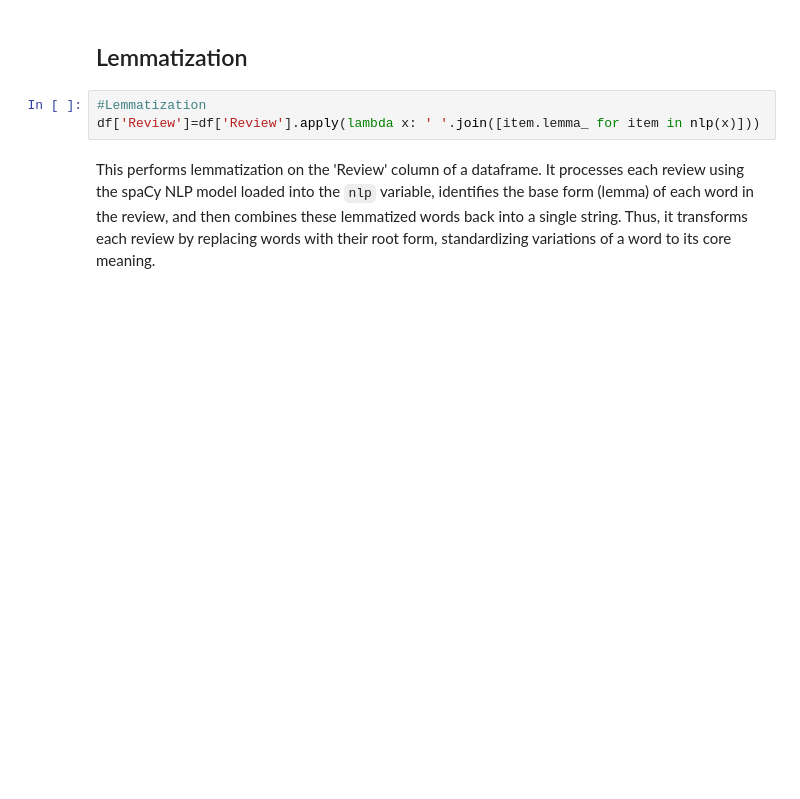
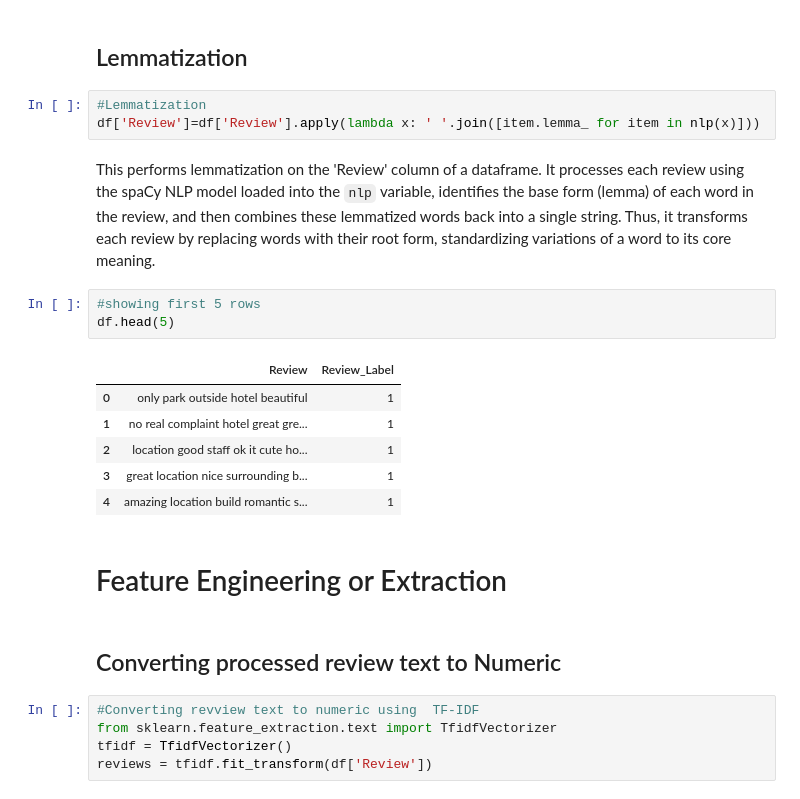
Before and after one commit to ROBERT-SSEBAMBULIDDE/Sentiment-Analysis-Using-Machine-Learning, a Jupyter notebook: Sentiment Analysis/_Enhancing_Guest_Experiences_through_Sentiment_Analysis_of_European_Hotel_Reviews/Natural Laguage Processing-515K_Hotel_Reviews_Data_in_Europe_Sentiment_Analysis.ipynb, the cells around one changed output. Cells and saved outputs as stored; diff of their text form; blank space fills up the shorter version.

```diff
--- a/Sentiment Analysis/_Enhancing_Guest_Experiences_through_Sentiment_Analysis_of_European_Hotel_Reviews/Natural Laguage Processing-515K_Hotel_Reviews_Data_in_Europe_Sentiment_Analysis.ipynb
+++ b/Sentiment Analysis/_Enhancing_Guest_Experiences_through_Sentiment_Analysis_of_European_Hotel_Reviews/Natural Laguage Processing-515K_Hotel_Reviews_Data_in_Europe_Sentiment_Analysis.ipynb
@@ -316,3 +334,22 @@ This  tokenizes the text data in the 'Review' column of a dataframe by splitting
 df['Review']=df['Review'].apply(lambda x: ' '.join([item.lemma_ for item in nlp(x)]))
 # %% [markdown]
 This  performs lemmatization on the 'Review' column of a dataframe. It processes each review using the spaCy NLP model loaded into the `nlp` variable, identifies the base form (lemma) of each word in the review, and then combines these lemmatized words back into a single string. Thus, it transforms each review by replacing words with their root form, standardizing variations of a word to its core meaning.
+# %%
+#showing first 5 rows
+df.head(5)
+# %% [output]
+|  | Review | Review_Label |
+| 0 | only park outside hotel beautiful | 1 |
+| 1 | no real complaint hotel great gre... | 1 |
+| 2 | location good staff ok it cute ho... | 1 |
+| 3 | great location nice surrounding b... | 1 |
+| 4 | amazing location build romantic s... | 1 |
+# %% [markdown]
+# Feature Engineering or Extraction
+# %% [markdown]
+## Converting processed review text to Numeric
+# %%
+#Converting revview text to numeric using  TF-IDF
+from sklearn.feature_extraction.text import TfidfVectorizer
+tfidf = TfidfVectorizer()
+reviews = tfidf.fit_transform(df['Review'])
```
Also changed, not shown: parts of 27 cells of this notebook.
